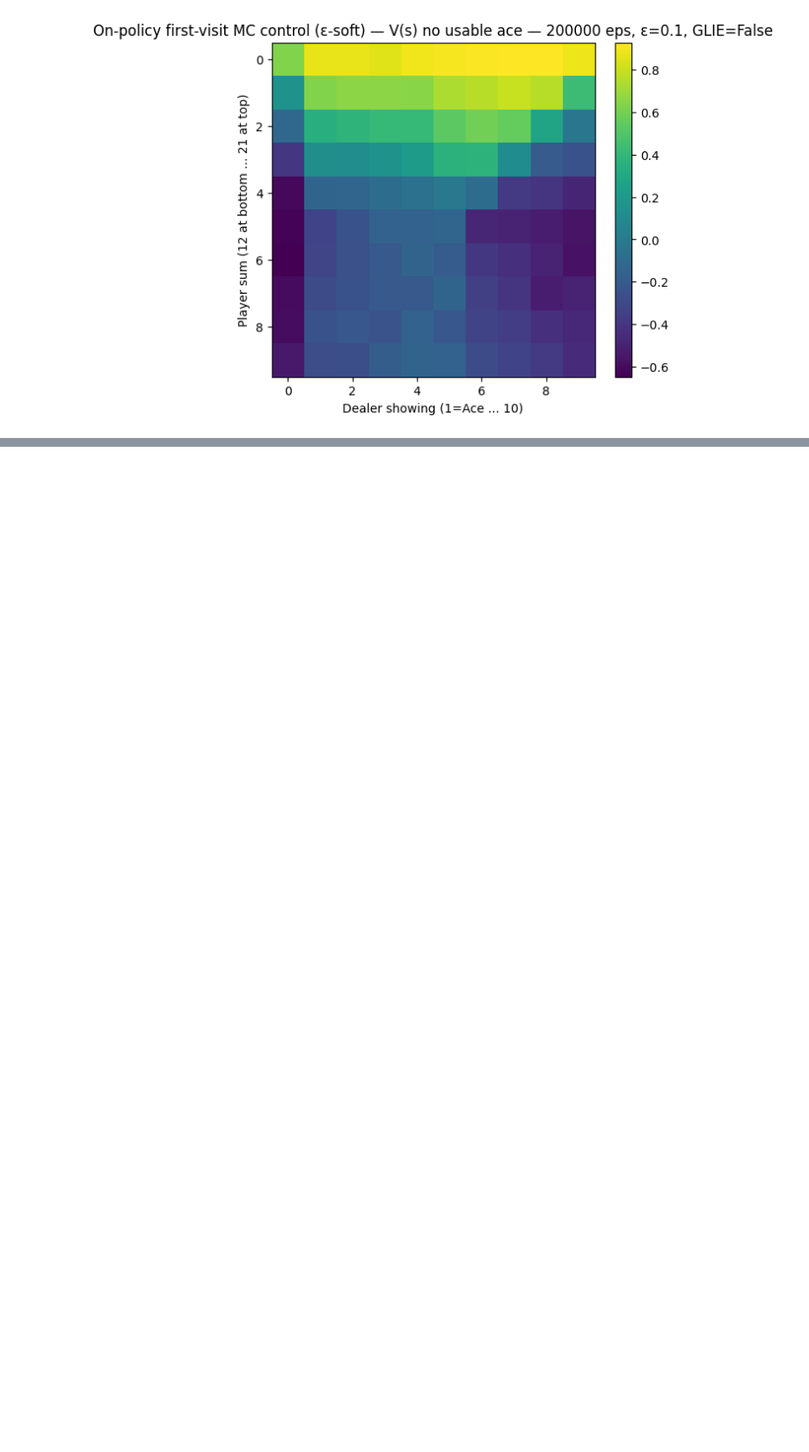
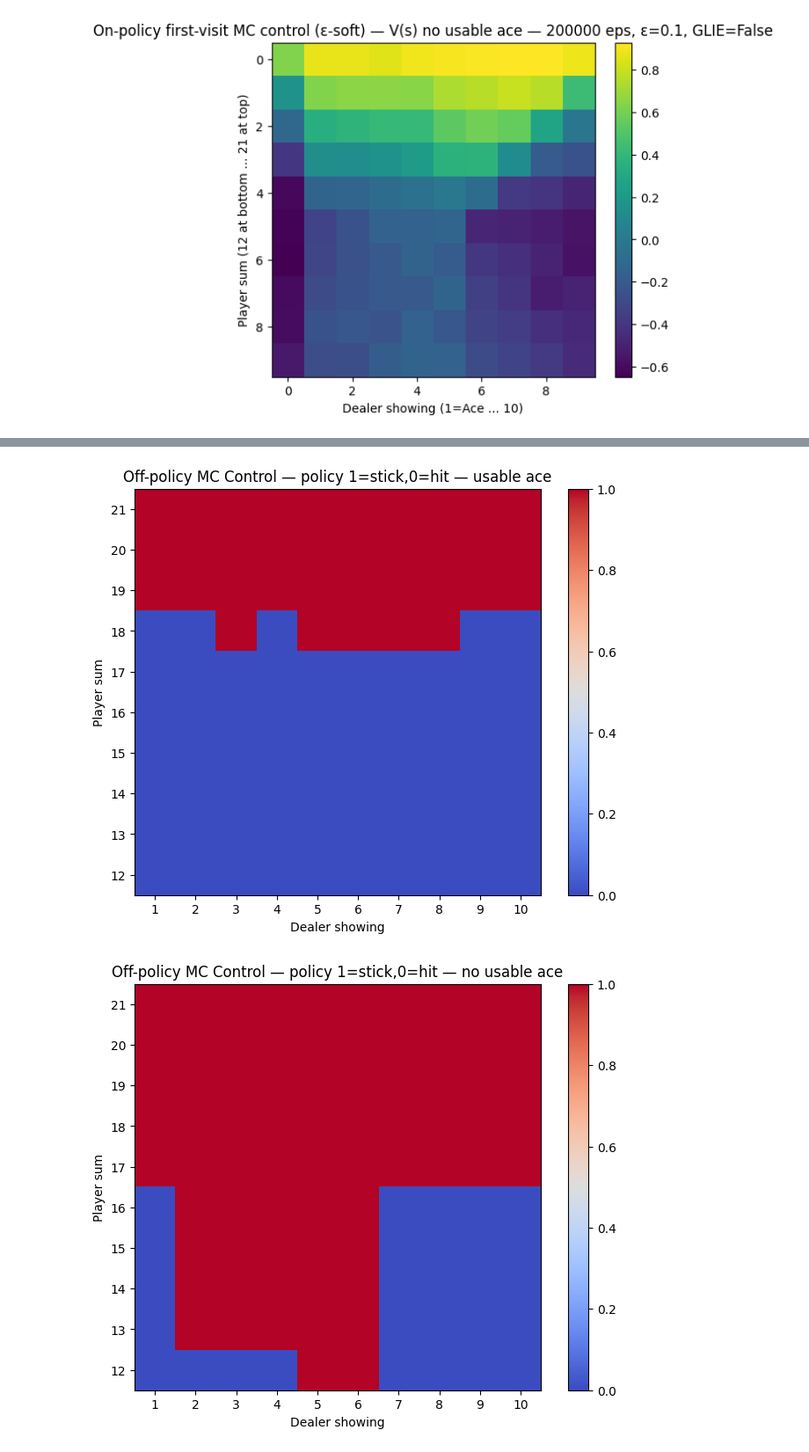
Before and after one commit to yangjunahn/ClassRL, a Jupyter notebook: ipynb_ch05.ipynb, the cells around one changed output, grey strips where cells are left out. Shown at 88% size. Cells and saved outputs as stored; diff of their text form; code cells hidden in the pictures; blank space fills up the shorter version.

```diff
--- a/ipynb_ch05.ipynb
+++ b/ipynb_ch05.ipynb
@@ -436,0 +588,69 @@ show_heatmap(V_nua, f'On-policy first-visit MC control (ε-soft) — V(s) no usa
+# %%
+def off_policy_mc_control(n_episodes=500_000):
+    Q = defaultdict(float)
+    C = defaultdict(float)
+    policy = {}
+
+    for _ in range(n_episodes):
+        episode = []
+        player = [draw_card(), draw_card()]
+        dealer = [draw_card(), draw_card()]
+        dealer_up = dealer[0]
+
+        while True:
+            p_sum = hand_value(player)
+            if p_sum < 12:
+                player, bust = step_player(player, 'hit')
+                if bust:
+                    episode.append(((None, None, None), None, -1))
+                    break
+                continue
+
+            s = (p_sum, dealer_up, usable_ace(player))
+            a = random.choice(ACTIONS)
+            episode.append((s, a, None))
+
+            if a == 'stick':
+                break
+            player, bust = step_player(player, 'hit')
+            if bust:
+                episode[-1] = (s, a, -1)
+                break
+
+        if episode[-1][2] is None:
+            dealer = play_dealer(dealer)
+            R = outcome(player, dealer)
+            episode = [(s, a, R) for (s, a, _) in episode]
+        else:
+            R = episode[-1][2]
+
+        G = R
+        W = 1.0
+
+        for (s, a, _) in reversed(episode):
+            if s == (None, None, None):
+                continue
+            C[(s, a)] += W
+            Q[(s, a)] += (W / C[(s, a)]) * (G - Q[(s, a)])
+            policy[s] = 'hit' if Q.get((s, 'hit'), 0.0) >= Q.get((s, 'stick'), 0.0) else 'stick' # 이부분이 Off-policy MC prediction과 다른 부분입니다.
+            if a != policy[s]:
+                break
+            W *= 1.0 / 0.5
+
+    return Q, policy
+
+Q_off_control, policy_off_control = off_policy_mc_control(500_000)
+V_off_control = V_from_Q(Q_off_control)
+
+pol_ua_off_control = grid_policy(policy_off_control, usable=True)
+pol_nua_off_control = grid_policy(policy_off_control, usable=False)
+V_ua_off_control = grid_value(V_off_control, usable=True)
+V_nua_off_control = grid_value(V_off_control, usable=False)
+
+show_heatmap(pol_ua_off_control, 'Off-policy MC Control — policy 1=stick,0=hit — usable ace')
+show_heatmap(pol_nua_off_control, 'Off-policy MC Control — policy 1=stick,0=hit — no usable ace')
+show_heatmap(V_ua_off_control, 'Off-policy MC Control — V(s) usable ace')
+show_heatmap(V_nua_off_control, 'Off-policy MC Control — V(s) no usable ace')
+# %% [output]
+[figure, added]
+[figure, added]
```
Also changed, not shown: parts of 11 cells of this notebook.
